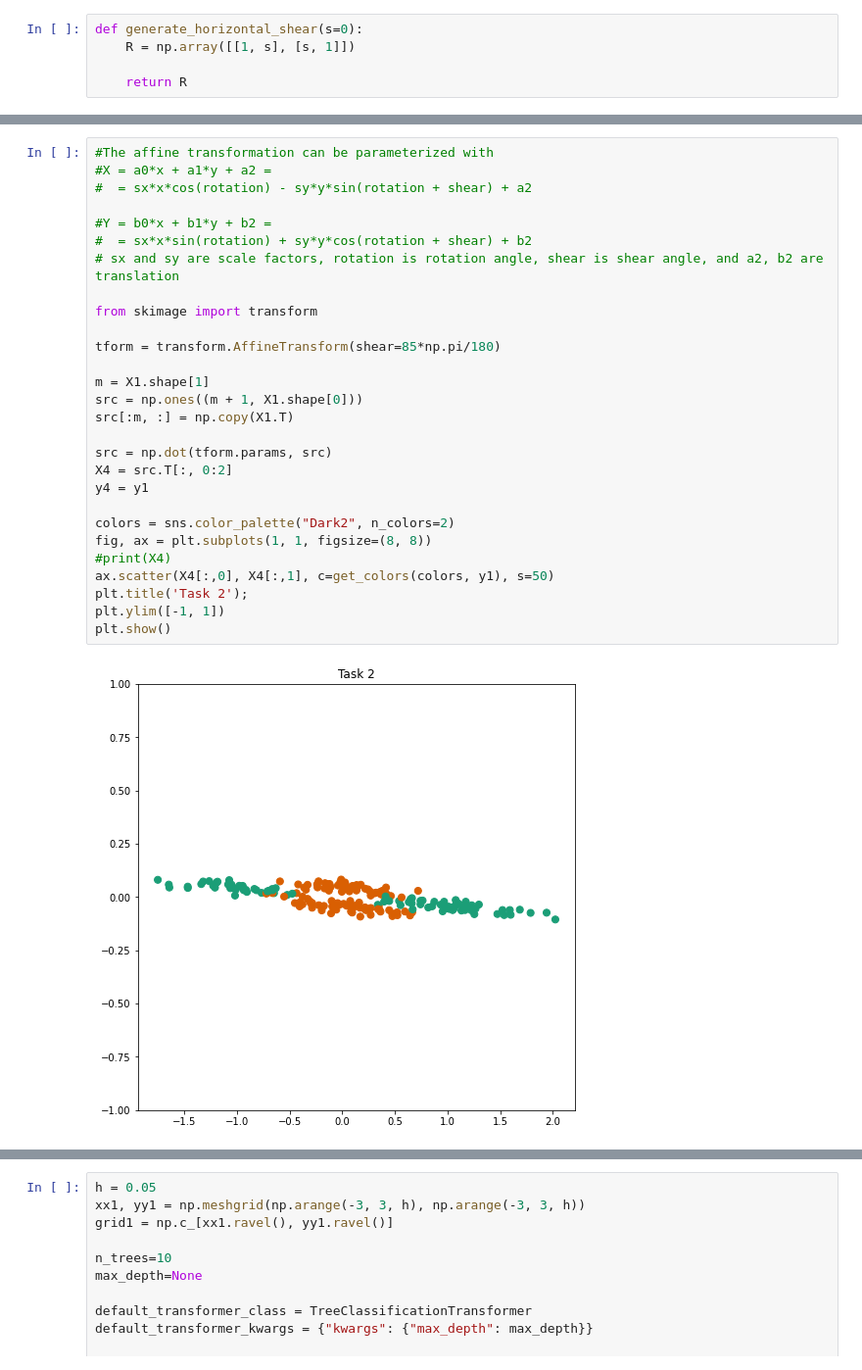
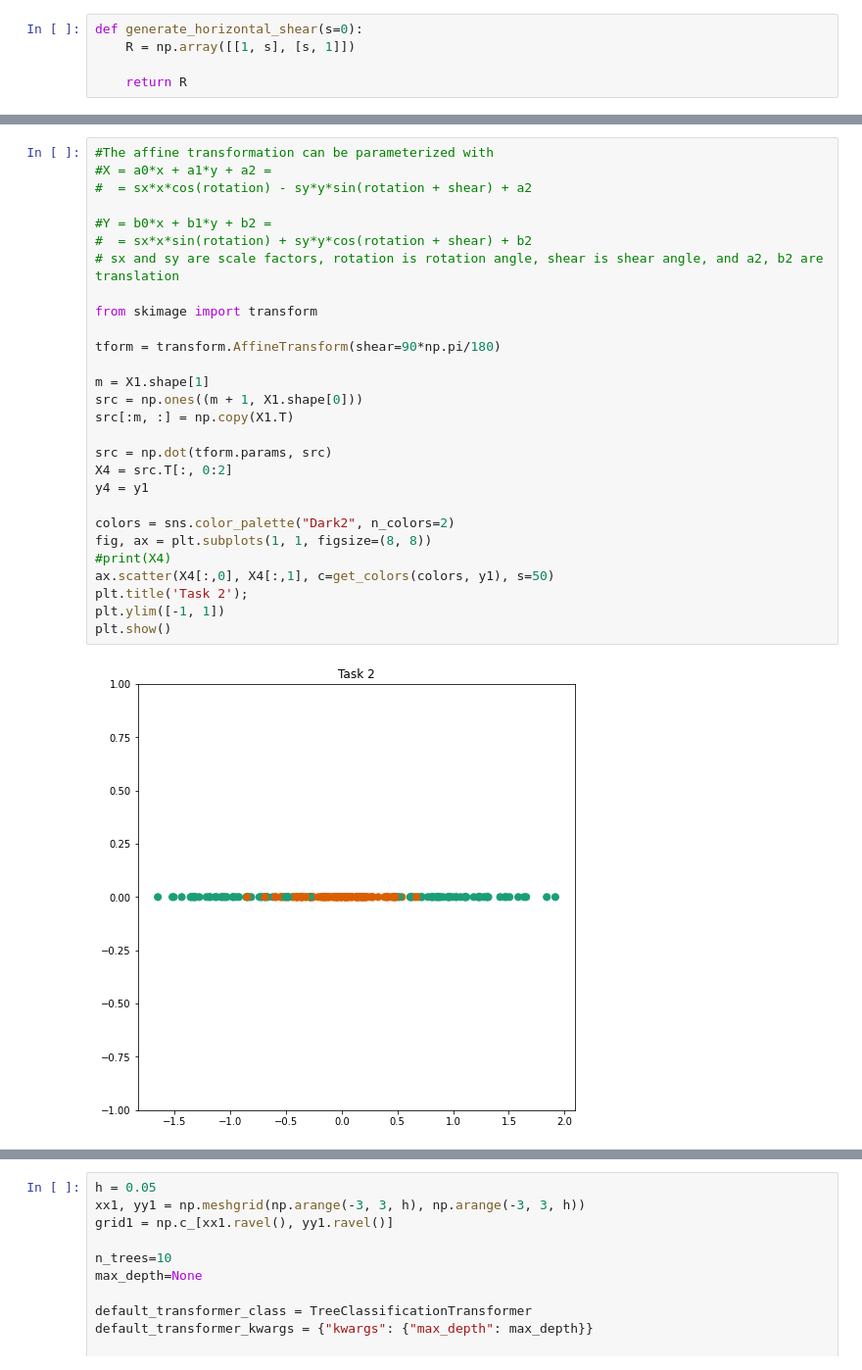
Before and after one commit to ykobaya9/ndd-links, a Jupyter notebook: affine_exp.ipynb, the cells around one changed output, grey strips where cells are left out. Shown at 98% size. Drawn from its saved outputs; the diff is of its cells as text.

```diff
--- a/affine_exp.ipynb
+++ b/affine_exp.ipynb
@@ -68,33 +66,33 @@ plt.show()
 # %%
 #The affine transformation can be parameterized with
 #X = a0*x + a1*y + a2 =
 #  = sx*x*cos(rotation) - sy*y*sin(rotation + shear) + a2
 
 #Y = b0*x + b1*y + b2 =
 #  = sx*x*sin(rotation) + sy*y*cos(rotation + shear) + b2
 # sx and sy are scale factors, rotation is rotation angle, shear is shear angle, and a2, b2 are translation
 
 from skimage import transform
 
-tform = transform.AffineTransform(shear=85*np.pi/180)
+tform = transform.AffineTransform(shear=90*np.pi/180)
 
 m = X1.shape[1]
 src = np.ones((m + 1, X1.shape[0]))
 src[:m, :] = np.copy(X1.T)
 
 src = np.dot(tform.params, src)
 X4 = src.T[:, 0:2]
 y4 = y1
 
 colors = sns.color_palette("Dark2", n_colors=2)
 fig, ax = plt.subplots(1, 1, figsize=(8, 8))
 #print(X4)
 ax.scatter(X4[:,0], X4[:,1], c=get_colors(colors, y1), s=50)
 plt.title('Task 2');
 plt.ylim([-1, 1])
 plt.show()
 # %% [output]
-[figure, old version]
+[figure, new version]
 # %%
 h = 0.05
 X1 = X1.copy()
```
Also changed, not shown: parts of 21 cells of this notebook.
